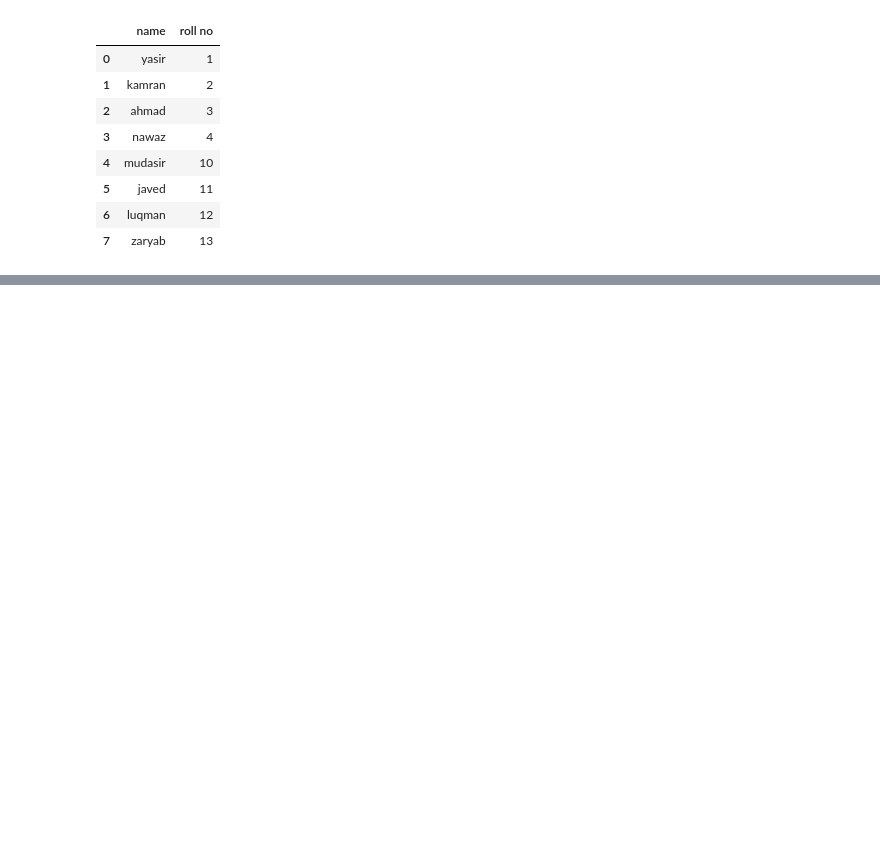
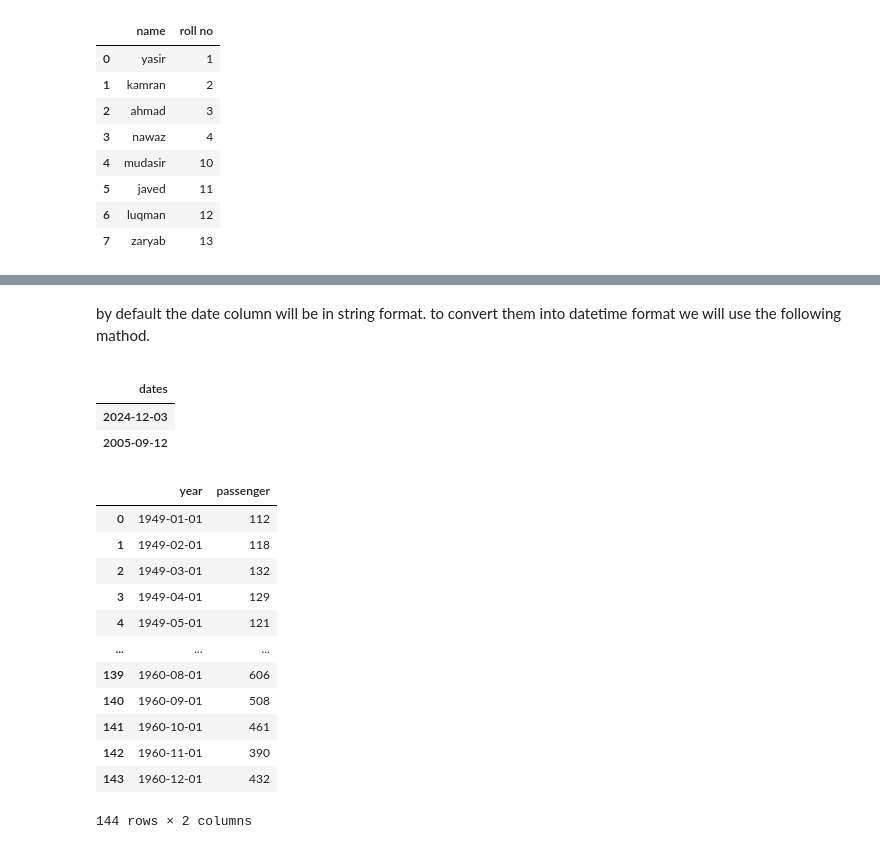
Before and after one commit to tahseen2003/python, a Jupyter notebook: practice.ipynb, the cells around one changed output, grey strips where cells are left out. Drawn from its saved outputs; the diff is of its cells as text; code cells hidden in the pictures; blank space fills up the shorter version.

```diff
--- a/practice.ipynb
+++ b/practice.ipynb
@@ -637,0 +672,38 @@ result
+# %% [markdown]
+by default the date column will be in string format.
+to convert them into datetime format we will use the following mathod.
+# %%
+import pandas as pd
+date=pd.DataFrame({"dates":["12/3/2024","9/12/2005"]})
+# following function will convert column to datetime format from str.
+date["dates"]=pd.to_datetime(date["dates"])
+# if we want to make column as a index.
+date=date.set_index("dates")
+
+type(date)
+date
+# %% [output]
+|  |
+| dates |
+| 2024-12-03 |
+| 2005-09-12 |
+# %%
+air=pd.read_csv("AirP.csv",parse_dates=["Month"])
+# how to rename columns names.
+air.rename(columns={"Month":"year","#Passengers":"passenger"},inplace=True)
+air
+#air["Month"]=pd.to_datetime(air["Month"])
+# %% [output]
+|  | year | passenger |
+| 0 | 1949-01-01 | 112 |
+| 1 | 1949-02-01 | 118 |
+| 2 | 1949-03-01 | 132 |
+| 3 | 1949-04-01 | 129 |
+| 4 | 1949-05-01 | 121 |
+| ... | ... | ... |
+| 139 | 1960-08-01 | 606 |
+| 140 | 1960-09-01 | 508 |
+| 141 | 1960-10-01 | 461 |
+| 142 | 1960-11-01 | 390 |
+| 143 | 1960-12-01 | 432 |
+144 rows × 2 columns
```
Also changed, not shown: parts of 5 cells of this notebook, 1 other file.
